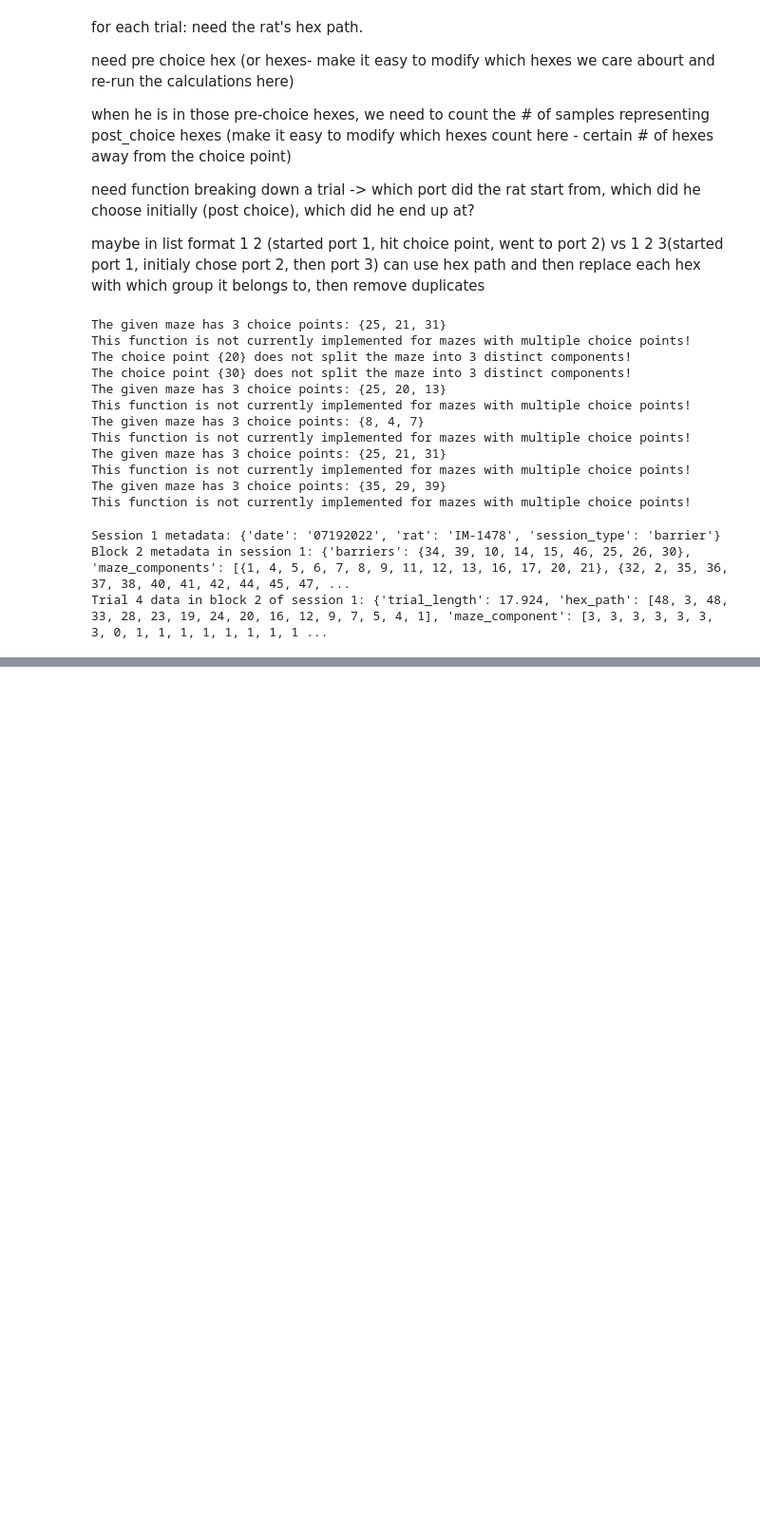
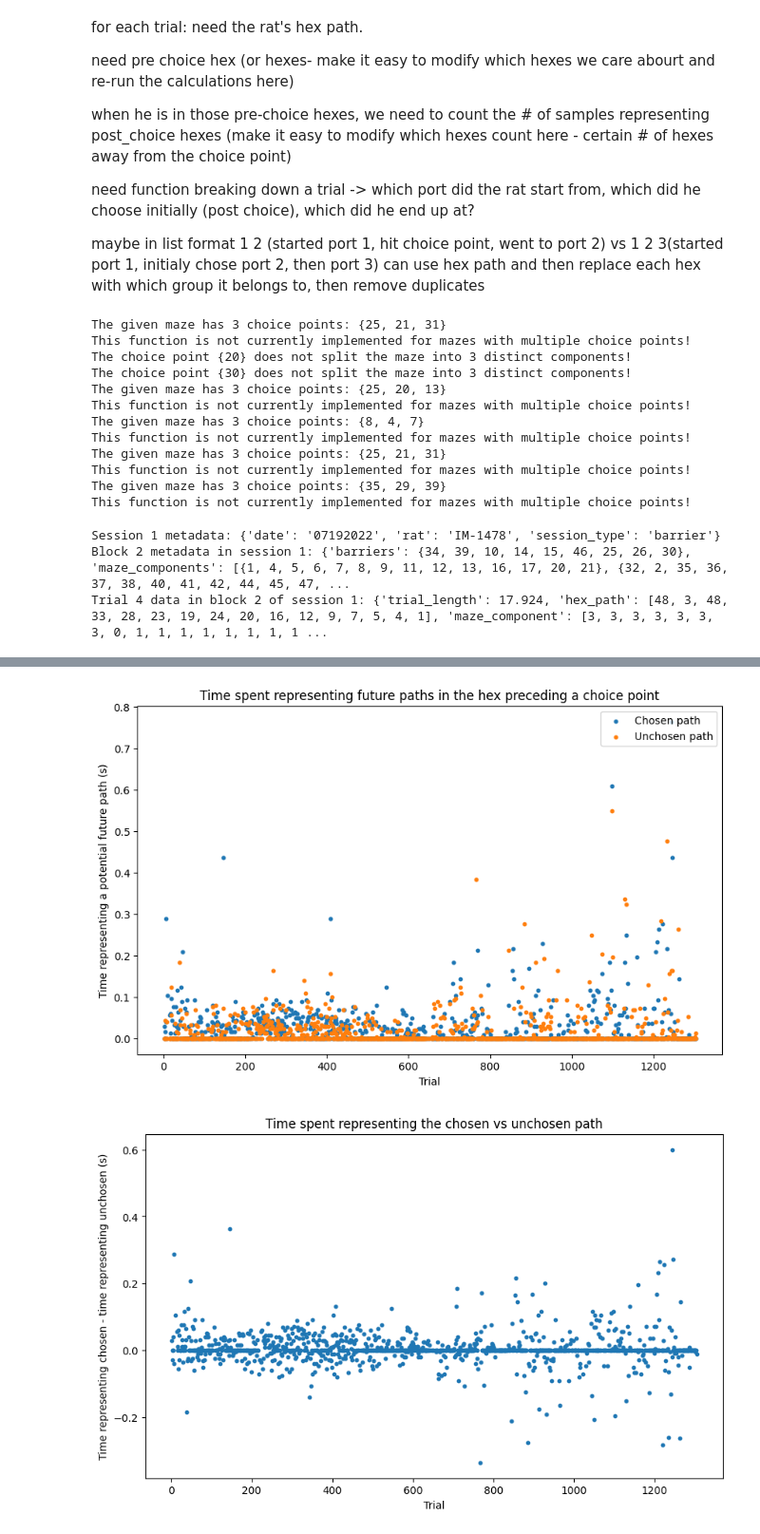
Before and after one commit to calderast/Hex-maze-analysis, a Jupyter notebook: theta_sweeps.ipynb, the cells around one changed output, grey strips where cells are left out. Shown at 95% size. Saved outputs shown, nothing was run; the diff lists cells and outputs as text; code cells hidden in the pictures; blank space fills up the shorter version.

```diff
--- a/theta_sweeps.ipynb
+++ b/theta_sweeps.ipynb
@@ -758,0 +784,30 @@ P-value: 0.0005077147089078127
+# %%
+# Plot percentage of representations as a function of chosen vs unchosen
+plt.figure(figsize=(10, 6))
+plt.scatter(reps_df.index, reps_df['total_chosen_reps']/250, s=10, label='Chosen path')
+plt.scatter(reps_df.index, reps_df['total_unchosen_reps']/250, s=10, label='Unchosen path')
+plt.xlabel('Trial')
+plt.ylabel('Time representing a potential future path (s)')
+plt.title("Time spent representing future paths in the hex preceding a choice point")
+plt.legend(loc='upper right')
+plt.show()
+
+# Time representing chosen - time representing unchosen
+plt.figure(figsize=(10, 6))
+plt.scatter(reps_df.index, (reps_df['total_chosen_reps']-reps_df['total_unchosen_reps'])/250, s=10)
+plt.xlabel('Trial')
+plt.ylabel('Time representing chosen - time representing unchosen (s)')
+plt.title("Time spent representing the chosen vs unchosen path")
+plt.show()
+
+# Percentage of time representing chosen
+plt.figure(figsize=(10, 6))
+pct_chosen = reps_df['total_chosen_reps']/(reps_df['total_chosen_reps']+reps_df['total_unchosen_reps'])
+plt.scatter(reps_df.index, pct_chosen, s=10)
+plt.xlabel('Trial')
+plt.ylabel('Percentage of time representing chosen path')
+plt.title("Percentage of time spent representing the chosen vs unchosen path")
+plt.show()
+# %% [output]
+[figure, added]
+[figure, added]
```
Also changed, not shown: parts of 8 cells of this notebook.
